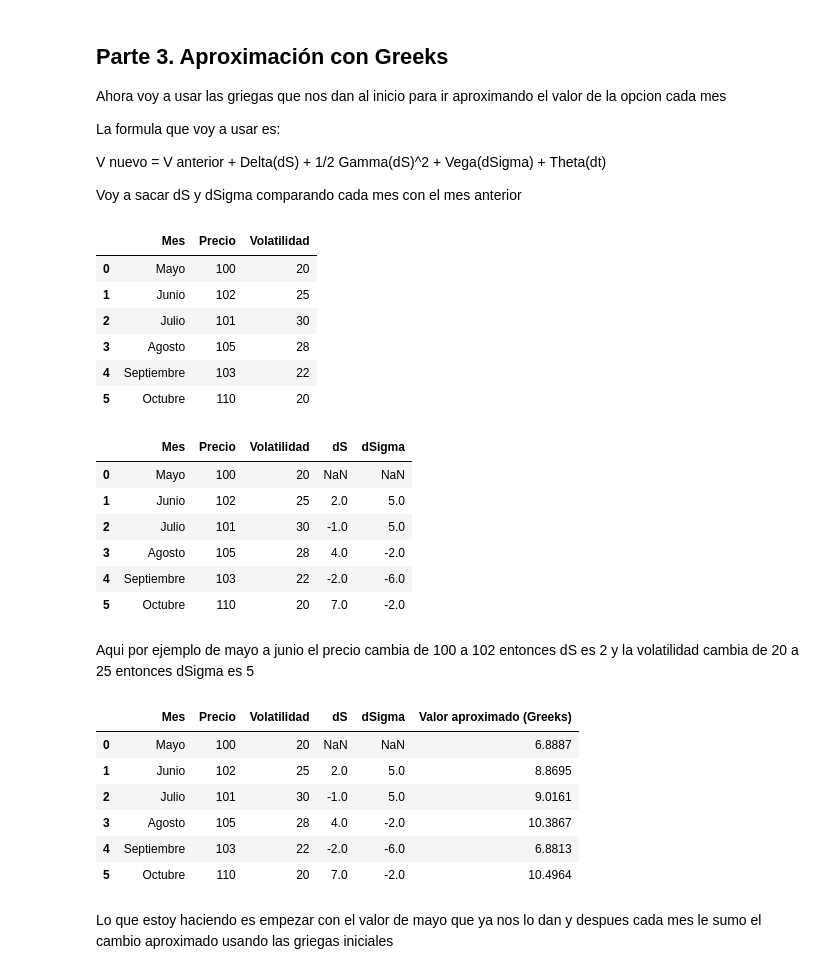
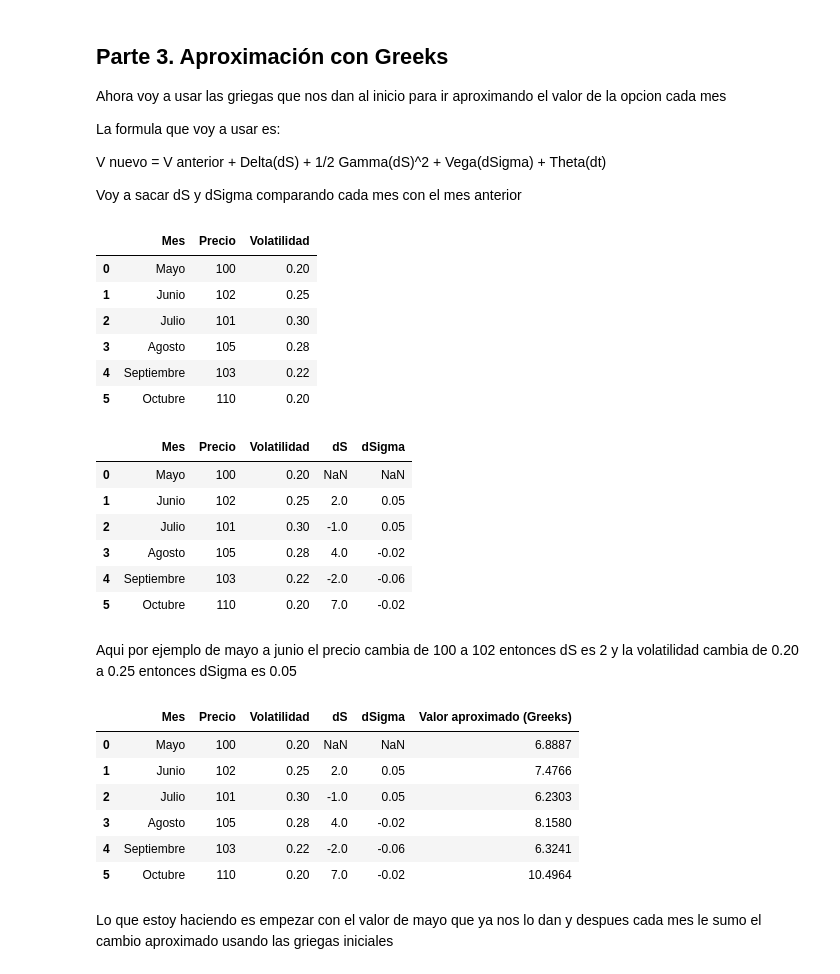
Before and after one commit to Mafergomezf/SIMULACION_DE_PROCESOS_FINANCIEROS, a Jupyter notebook: T03_Greeks.ipynb, the cells around one changed output. Drawn from its saved outputs; the diff is of its cells as text; code cells hidden in the pictures.

```diff
--- a/T03_Greeks.ipynb
+++ b/T03_Greeks.ipynb
@@ -105,19 +79,19 @@ dt = 1/12
 # %%
 datos = pd.DataFrame({
     "Mes": ["Mayo", "Junio", "Julio", "Agosto", "Septiembre", "Octubre"],
     "Precio": [100, 102, 101, 105, 103, 110],
-    "Volatilidad": [20, 25, 30, 28, 22, 20]
+    "Volatilidad": [0.20, 0.25, 0.30, 0.28, 0.22, 0.20]
 })
 
 datos
 # %% [output]
 |  | Mes | Precio | Volatilidad |
-| 0 | Mayo | 100 | 20 |
-| 1 | Junio | 102 | 25 |
-| 2 | Julio | 101 | 30 |
-| 3 | Agosto | 105 | 28 |
-| 4 | Septiembre | 103 | 22 |
-| 5 | Octubre | 110 | 20 |
+| 0 | Mayo | 100 | 0.20 |
+| 1 | Junio | 102 | 0.25 |
+| 2 | Julio | 101 | 0.30 |
+| 3 | Agosto | 105 | 0.28 |
+| 4 | Septiembre | 103 | 0.22 |
+| 5 | Octubre | 110 | 0.20 |
 # %%
 datos["dS"] = datos["Precio"].diff()
 datos["dSigma"] = datos["Volatilidad"].diff()
@@ -125,14 +99,14 @@ datos["dSigma"] = datos["Volatilidad"].diff()
 datos
 # %% [output]
 |  | Mes | Precio | Volatilidad | dS | dSigma |
-| 0 | Mayo | 100 | 20 | NaN | NaN |
-| 1 | Junio | 102 | 25 | 2.0 | 5.0 |
-| 2 | Julio | 101 | 30 | -1.0 | 5.0 |
-| 3 | Agosto | 105 | 28 | 4.0 | -2.0 |
-| 4 | Septiembre | 103 | 22 | -2.0 | -6.0 |
-| 5 | Octubre | 110 | 20 | 7.0 | -2.0 |
+| 0 | Mayo | 100 | 0.20 | NaN | NaN |
+| 1 | Junio | 102 | 0.25 | 2.0 | 0.05 |
+| 2 | Julio | 101 | 0.30 | -1.0 | 0.05 |
+| 3 | Agosto | 105 | 0.28 | 4.0 | -0.02 |
+| 4 | Septiembre | 103 | 0.22 | -2.0 | -0.06 |
+| 5 | Octubre | 110 | 0.20 | 7.0 | -0.02 |
 # %% [markdown]
-Aqui por ejemplo de mayo a junio el precio cambia de 100 a 102 entonces dS es 2 y la volatilidad cambia de 20 a 25 entonces dSigma es 5
+Aqui por ejemplo de mayo a junio el precio cambia de 100 a 102 entonces dS es 2 y la volatilidad cambia de 0.20 a 0.25 entonces dSigma es 0.05
 # %%
 valores_greeks = [V0]
 
@@ -152,12 +126,12 @@ datos["Valor aproximado (Greeks)"] = valores_greeks
 datos.round(4)
 # %% [output]
 |  | Mes | Precio | Volatilidad | dS | dSigma | Valor aproximado (Greeks) |
-| 0 | Mayo | 100 | 20 | NaN | NaN | 6.8887 |
-| 1 | Junio | 102 | 25 | 2.0 | 5.0 | 8.8695 |
-| 2 | Julio | 101 | 30 | -1.0 | 5.0 | 9.0161 |
-| 3 | Agosto | 105 | 28 | 4.0 | -2.0 | 10.3867 |
-| 4 | Septiembre | 103 | 22 | -2.0 | -6.0 | 6.8813 |
-| 5 | Octubre | 110 | 20 | 7.0 | -2.0 | 10.4964 |
+| 0 | Mayo | 100 | 0.20 | NaN | NaN | 6.8887 |
+| 1 | Junio | 102 | 0.25 | 2.0 | 0.05 | 7.4766 |
+| 2 | Julio | 101 | 0.30 | -1.0 | 0.05 | 6.2303 |
+| 3 | Agosto | 105 | 0.28 | 4.0 | -0.02 | 8.1580 |
+| 4 | Septiembre | 103 | 0.22 | -2.0 | -0.06 | 6.3241 |
+| 5 | Octubre | 110 | 0.20 | 7.0 | -0.02 | 10.4964 |
 # %% [markdown]
 Lo que estoy haciendo es empezar con el valor de mayo que ya nos lo dan y despues cada mes le sumo el cambio aproximado usando las griegas iniciales
 # %% [markdown]
```
Also changed, not shown: parts of 7 cells of this notebook, 1 other file.
